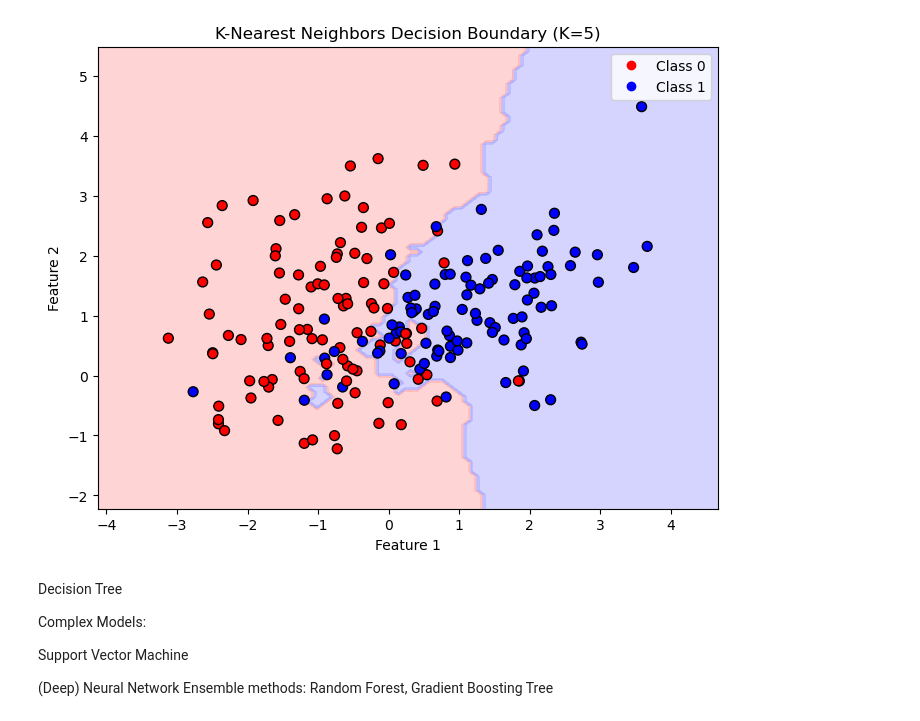
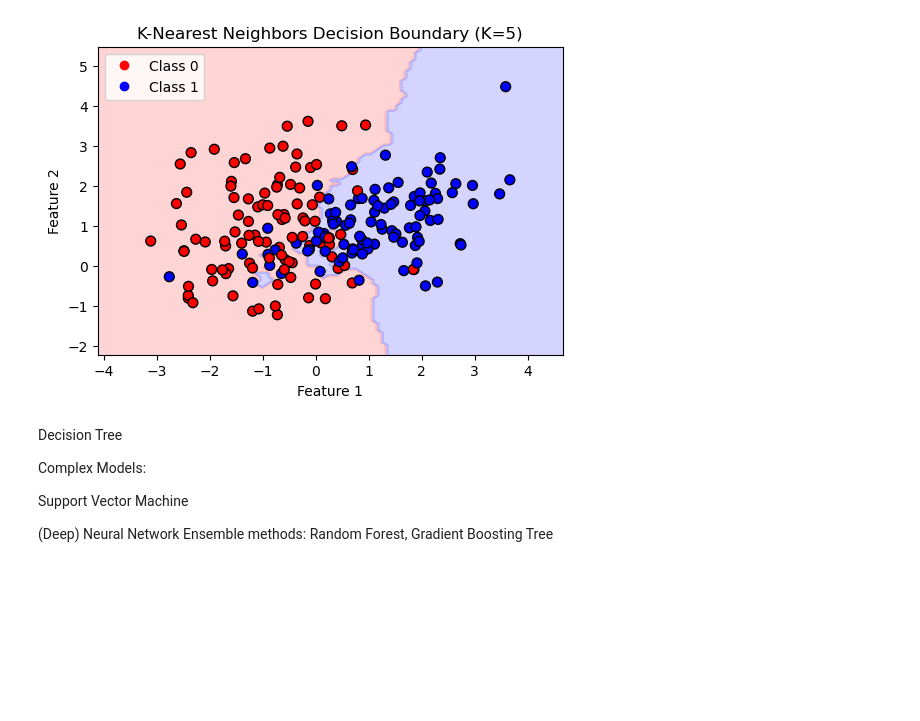
Before and after one commit to zlu/ml_study, a Jupyter notebook: logistic-regression.ipynb, the cells around one changed output. Drawn from its saved outputs; the diff is of its cells as text; code cells hidden in the pictures; blank space fills up the shorter version.

```diff
--- a/logistic-regression.ipynb
+++ b/logistic-regression.ipynb
@@ -213,35 +211,35 @@ knn.fit(X, y)
 
 # Create a mesh grid for decision boundary
 x_min, x_max = X[:, 0].min() - 1, X[:, 0].max() + 1
 y_min, y_max = X[:, 1].min() - 1, X[:, 1].max() + 1
 xx, yy = np.meshgrid(np.linspace(x_min, x_max, 100), np.linspace(y_min, y_max, 100))
 
 # Predict for each point in the mesh grid
 Z = knn.predict(np.c_[xx.ravel(), yy.ravel()])
 Z = Z.reshape(xx.shape)
 
 # Plot decision boundary
-plt.figure(figsize=(8, 6))
+plt.figure(figsize=(6, 4))
 cmap_light = ListedColormap(["#FFAAAA", "#AAAAFF"])
 cmap_bold = ListedColormap(["#FF0000", "#0000FF"])
 plt.contourf(xx, yy, Z, cmap=cmap_light, alpha=0.5)
 
 # Plot data points
 scatter = plt.scatter(X[:, 0], X[:, 1], c=y, cmap=cmap_bold, edgecolor="k", s=50)
 plt.legend(handles=scatter.legend_elements()[0], labels=["Class 0", "Class 1"])
 
 # Labels
 plt.xlabel("Feature 1")
 plt.ylabel("Feature 2")
 plt.title("K-Nearest Neighbors Decision Boundary (K=5)")
 plt.show()
 
 # Explanation of the plot of KNN below:
 # Red & Blue regions: Decision boundary for two classes.
 # Points with different colors: Data points belonging to different classes.
 # Smooth boundary: KNN assigns class labels based on the majority of K neighbors.
 # %% [output]
-[figure, old version]
+[figure, new version]
 # %% [markdown]
 Decision Tree
 
```
Also changed, not shown: parts of 10 cells of this notebook.
